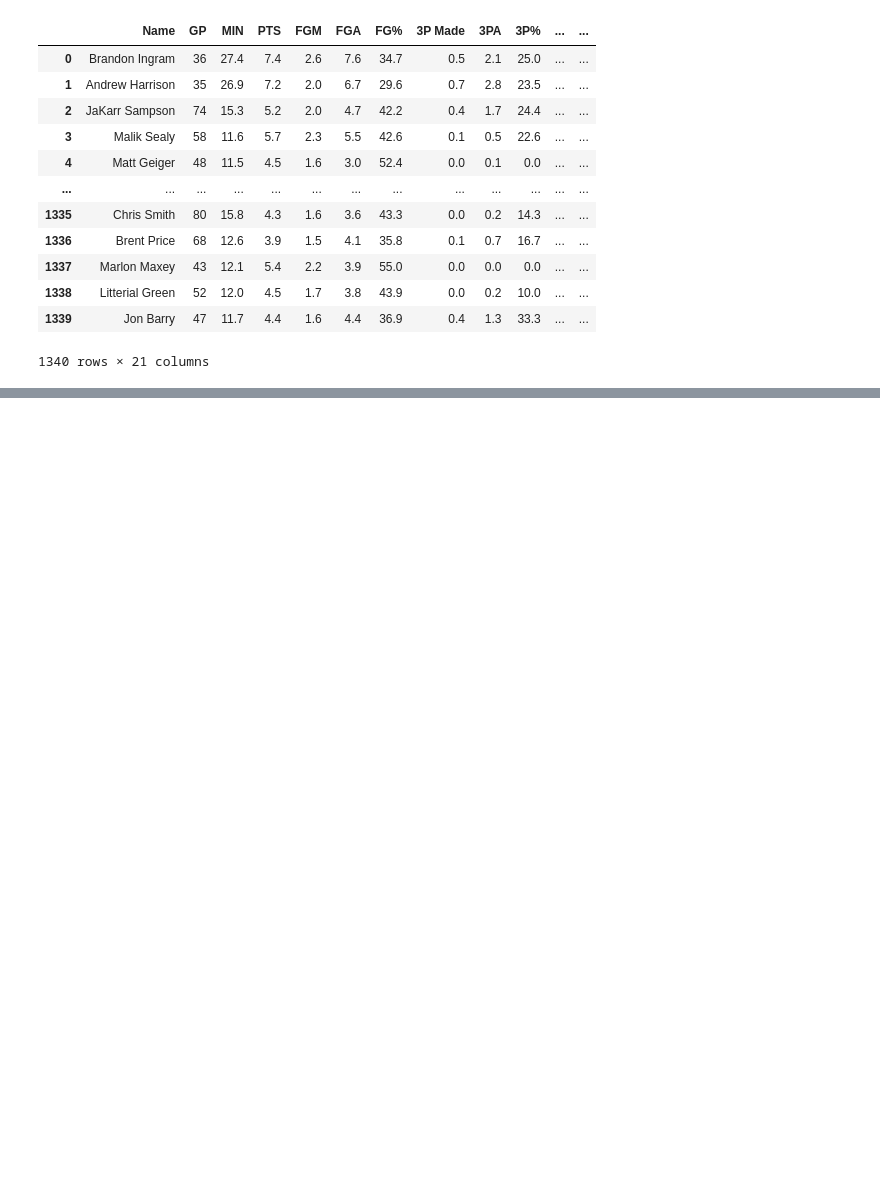
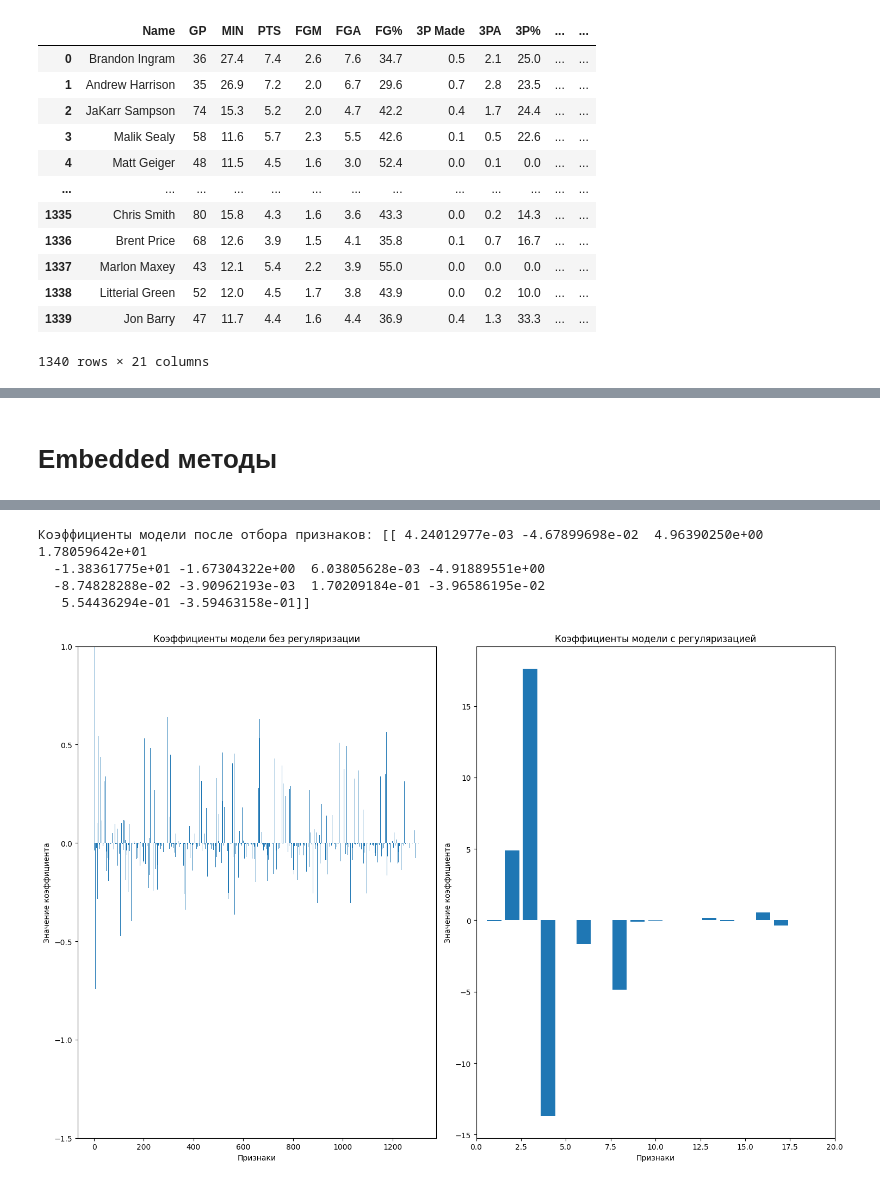
Before and after one commit to ramzesssina/ML---labi, a Jupyter notebook: Лабораторная_работа_2.ipynb, the cells around one changed output, grey strips where cells are left out. Cells and saved outputs as stored; diff of their text form; code cells hidden in the pictures; blank space fills up the shorter version.

```diff
--- a/Лабораторная_работа_2.ipynb
+++ b/Лабораторная_работа_2.ipynb
@@ -660,0 +185,2 @@ plt.show()
+# %%
+train_and_evaluate(X_processed, Y)
@@ -660,0 +366,3 @@ plt.show()
+# %%
+selected_features = X_processed.columns[selector.get_support(indices=True)]
+print("Отобранные признаки:", selected_features)
@@ -660,0 +371,4 @@ plt.show()
+# %%
+X_kbest_df = pd.DataFrame(X_kbest, columns=selected_features)
+
+train_and_evaluate(X_kbest_df, Y)
@@ -660,0 +391,11 @@ plt.show()
+# %%
+from sklearn.feature_selection import RFE
+from sklearn.linear_model import LogisticRegression
+
+base_model = LogisticRegression(max_iter=1000)
+
+rfe = RFE(estimator=base_model, n_features_to_select=5)
+rfe.fit(X_processed, Y)
+
+selected_features = X_processed.columns[rfe.support_]
+print("Отобранные признаки:", selected_features)
@@ -660,0 +423,53 @@ plt.show()
+# %% [markdown]
+# **Embedded методы**
+# %%
+from sklearn.linear_model import LogisticRegression
+from sklearn.feature_selection import SelectFromModel
+import numpy as np
+import matplotlib.pyplot as plt
+
+model_no_penalty = LogisticRegression(solver='lbfgs', max_iter=1000)
+model_no_penalty.fit(X_processed, Y)
+
+coefficients_no_penalty = model_no_penalty.coef_
+print("Коэффициенты модели без регуляризации:", coefficients_no_penalty)
+
+model_with_penalty = LogisticRegression(penalty='l1', solver='liblinear', max_iter=1000)
+
+model_with_penalty.fit(X_processed, Y)
+
+coefficients_with_penalty = model_with_penalty.coef_
+print("Коэффициенты модели с регуляризацией:", coefficients_with_penalty)
+
+selector = SelectFromModel(model_with_penalty, prefit=True)
+X_embedded = selector.transform(X_processed)
+
+selected_features = X_processed.columns[selector.get_support()]
+print("Отобранные признаки:", selected_features)
+
+model_embedded = LogisticRegression(penalty='l1', solver='liblinear', max_iter=1000)
+model_embedded.fit(X_embedded, Y)
+
+coefficients_embedded = model_embedded.coef_
+print("Коэффициенты модели после отбора признаков:", coefficients_embedded)
+
+plt.figure(figsize=(15, 10))
+
+plt.subplot(1, 2, 1)
+plt.bar(range(len(coefficients_no_penalty[0])), coefficients_no_penalty[0])
+plt.title("Коэффициенты модели без регуляризации")
+plt.ylim(-1.5,1)
+plt.xlabel("Признаки")
+plt.ylabel("Значение коэффициента")
+
+plt.subplot(1, 2, 2)
+plt.bar(range(len(coefficients_with_penalty[0])), coefficients_with_penalty[0])
+plt.title("Коэффициенты модели с регуляризацией")
+plt.xlim(0,20)
+plt.xlabel("Признаки")
+plt.ylabel("Значение коэффициента")
+
+
+plt.tight_layout()
+plt.show()
+# %% [output]
@@ -660,0 +483,5 @@ plt.show()
+Коэффициенты модели после отбора признаков: [[ 4.24012977e-03 -4.67899698e-02  4.96390250e+00  1.78059642e+01
+  -1.38361775e+01 -1.67304322e+00  6.03805628e-03 -4.91889551e+00
+  -8.74828288e-02 -3.90962193e-03  1.70209184e-01 -3.96586195e-02
+   5.54436294e-01 -3.59463158e-01]]
+[figure, added]
```
Also changed, not shown: parts of 134 cells of this notebook.
